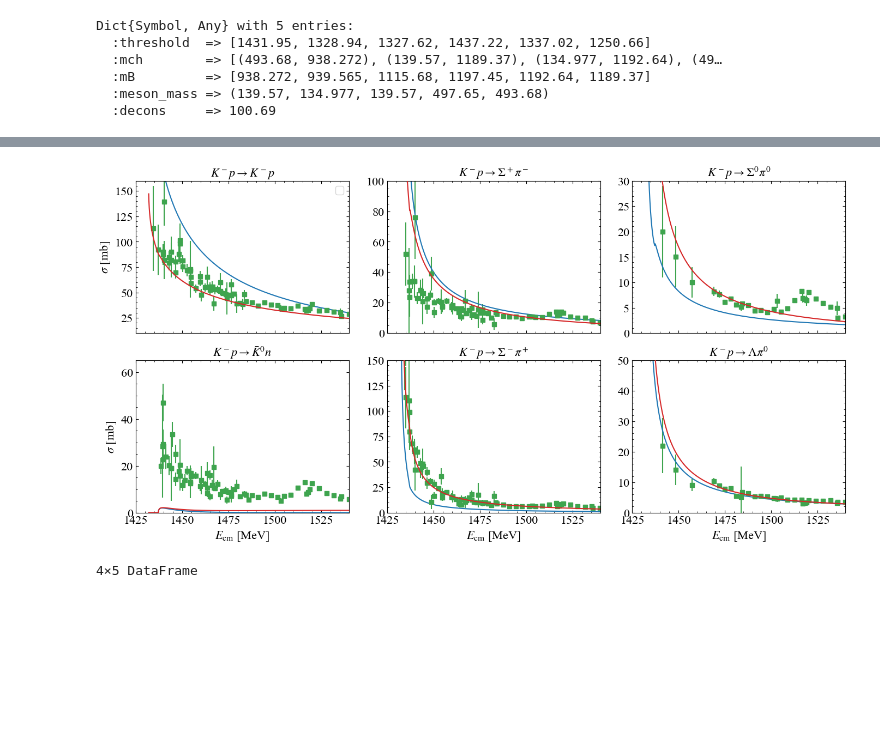
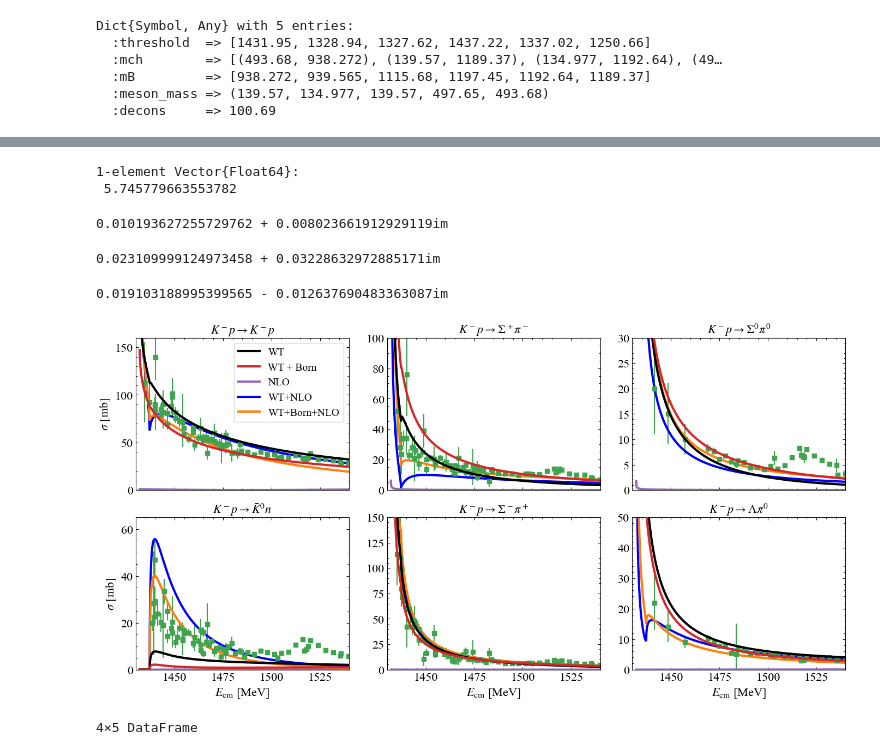
Before and after one commit to zejianzhuang-uv/N1535, a Jupyter notebook: cross_section_lambda.ipynb, the cells around one changed output, grey strips where cells are left out. Drawn from its saved outputs; the diff is of its cells as text; code cells hidden in the pictures; blank space fills up the shorter version.

```diff
--- a/cross_section_lambda.ipynb
+++ b/cross_section_lambda.ipynb
@@ -112,7 +112,8 @@ gcf()
 * Pole positions of the $\Lambda(1405)$ up to NLO
 # %%
 b = (-0.664609603537589, 0.062434962905761365, -0.35384103271852047)
-d = (-0.5051053018469929, 0.04552, -0.035698599511610675, -0.2958402581978185)
+d = (-0.31346487315086824, 0.01061987953060509, 0.014999275135751593, -0.5437144417539819)
+
 
 
 
@@ -188,0 +213,2 @@ sigma_nlo_16 = [dist_up_to_nlo_swave(ww, par_phy_channel, CC, DD, LL, anlo_phy_c
+# %%
+__sigma_nlo_14 = [dist_up_to_nlo_swave2(ww, par_phy_channel, DD, LL, anlo_phy_channel, :ch14) for ww in [1450]]
@@ -189,3 +218,21 @@ sigma_nlo_16 = [dist_up_to_nlo_swave(ww, par_phy_channel, CC, DD, LL, anlo_phy_c
+# %%
+_sigma_lo_14 = [dist_lo(ww, par_phy_channel, lecs_cij(), aLO_phy_channel, :ch14, born=false) for ww in [1450]]
+# %% [output]
+1-element Vector{Float64}:
+ 5.745779663553782
+# %%
+tmat_up_to_nlo_swave(1450, par_phy_channel, CC, DD, LL, anlo_phy_channel; n=6, ch=:ch14, born=false)
+# %% [output]
+0.010193627255729762 + 0.008023661912929119im
+# %%
+
+tmat_up_to_nlo_swave2(1450, par_phy_channel, DD, LL, anlo_phy_channel; n=6, ch=:ch14)
+# %% [output]
+0.023109999124973458 + 0.03228632972885171im
+# %%
+tmat_lo(1450, par_phy_channel, lecs_cij(), aLO_phy_channel, ch=:ch14, born=false)
+# %% [output]
+0.019103188995399565 - 0.012637690483363087im
 # %%
 fig, ax = PyPlot.subplots(2, 3, figsize=(14, 7), layout="constrained", sharex=true)
 cc = color[3]#:b#color[1]
@@ -195,51 +242,71 @@ ax[1, 2].errorbar(Kmp_to_Sigppim.Ecm, Kmp_to_Sigppim.sigma, yerr=Kmp_to_Sigppim.
 ax[1, 3].errorbar(Kmp_to_Sig0pi0.Ecm, Kmp_to_Sig0pi0.sigma, yerr=Kmp_to_Sig0pi0.dsigma, fmt="s", c=cc, mfc=mfc)
 
 ax[2, 1].errorbar(Kmp_to_Kbar0n.Ecm, Kmp_to_Kbar0n.sigma, Kmp_to_Kbar0n.dsigma, fmt="s", c=cc, mfc=mfc)
 ax[2, 2].errorbar(Kmp_to_Sigmpip.Ecm, Kmp_to_Sigmpip.sigma, Kmp_to_Sigmpip.dsigma, fmt="s", c=cc, mfc=mfc)
 ax[2, 3].errorbar(Kmp_to_Lampi0.Ecm, Kmp_to_Lampi0.sigma, Kmp_to_Lampi0.dsigma, fmt="s", c=cc, mfc=mfc)
 
 axtitle = [L"K^- p \to K^- p", L"K^- p \to \bar{K}^0 n", L"K^- p \to \Sigma^+ \pi^-", L"K^- p \to \Sigma^- \pi^+", L"K^- p \to \Sigma^0 \pi^0", L"K^- p \to \Lambda \pi^0"]
-
+lw = 3
 zorder = 2
 zorder1 = 4
 # Predicted by model with parameter fixed by energy levels
 cc1 = colort[4]
-ax[1, 1].plot(w1, sigma_lo_11, c=cc1, zorder = zorder1)
-ax[1, 2].plot(w2, sigma_lo_12, c=cc1, zorder = zorder1)
-ax[1, 3].plot(w3, sigma_lo_13, c=cc1, zorder = zorder1)
-ax[2, 1].plot(w4, sigma_lo_14, c=cc1, zorder = zorder1)
-ax[2, 2].plot(w5, sigma_lo_15, c=cc1, zorder = zorder1)
-ax[2, 3].plot(w6, sigma_lo_16, c=cc1, zorder = zorder1)
+ax[1, 1].plot(w1, _sigma_lo_11, c=:k, zorder = zorder1, label="WT", lw=lw)
+ax[1, 2].plot(w2, _sigma_lo_12, c=:k, zorder = zorder1, lw=lw)
+ax[1, 3].plot(w3, _sigma_lo_13, c=:k, zorder = zorder1, lw=lw)
+ax[2, 1].plot(w4, _sigma_lo_14, c=:k, zorder = zorder1, lw=lw)
+ax[2, 2].plot(w5, _sigma_lo_15, c=:k, zorder = zorder1, lw=lw)
+ax[2, 3].plot(w6, _sigma_lo_16, c=:k, zorder = zorder1, lw=lw)
 # error band at LO
+ax[1, 1].plot(w1, sigma_lo_11, c=cc1, zorder = zorder1, label="WT + Born", lw=lw)
+ax[1, 2].plot(w2, sigma_lo_12, c=cc1, zorder = zorder1, lw=lw)
+ax[1, 3].plot(w3, sigma_lo_13, c=cc1, zorder = zorder1, lw=lw)
+ax[2, 1].plot(w4, sigma_lo_14, c=cc1, zorder = zorder1, lw=lw)
+ax[2, 2].plot(w5, sigma_lo_15, c=cc1, zorder = zorder1, lw=lw)
+ax[2, 3].plot(w6, sigma_lo_16, c=cc1, zorder = zorder1, lw=lw)
 
+ax[1, 1].plot(w1, __sigma_nlo_11, c=colort[5], zorder = zorder, label="NLO", lw=lw)
+ax[1, 2].plot(w2, __sigma_nlo_12, c=colort[5], zorder = zorder, lw=lw)
+ax[1, 3].plot(w3, __sigma_nlo_13, c=colort[5], zorder = zorder, lw=lw)
+ax[2, 1].plot(w4, __sigma_nlo_14, c=colort[5], zorder = zorder, lw=lw)
+ax[2, 2].plot(w5, __sigma_nlo_15, c=colort[5], zorder = zorder, lw=lw)
+ax[2, 3].plot(w6, __sigma_nlo_16, c=colort[5], zorder = zorder, lw=lw)
+# LO + NLO
+cc2 = colort[1]
+ax[1, 1].plot(w1, _sigma_nlo_11, c=:b, zorder = zorder, label="WT+NLO", lw=lw)
+ax[1, 2].plot(w2, _sigma_nlo_12, c=:b, zorder = zorder, lw=lw)
+ax[1, 3].plot(w3, _sigma_nlo_13, c=:b, zorder = zorder, lw=lw)
+ax[2, 1].plot(w4, _sigma_nlo_14, c=:b, zorder = zorder, lw=lw)
+ax[2, 2].plot(w5, _sigma_nlo_15, c=:b, zorder = zorder, lw=lw)
+ax[2, 3].plot(w6, _sigma_nlo_16, c=:b, zorder = zorder, lw=lw)
 
 # LO + NLO
-cc2 = colort[1]
-ax[1, 1].plot(w1, sigma_nlo_11, c=cc2, zorder = zorder)
-ax[1, 2].plot(w2, sigma_nlo_12, c=cc2, zorder = zorder)
-ax[1, 3].plot(w3, sigma_nlo_13, c=cc2, zorder = zorder)
-ax[2, 1].plot(w4, sigma_nlo_14, c=cc2, zorder = zorder)
-ax[2, 2].plot(w5, sigma_nlo_15, c=cc2, zorder = zorder)
-ax[2, 3].plot(w6, sigma_nlo_16, c=cc2, zorder = zorder)
+cc2 = colort[2]
+ax[1, 1].plot(w1, sigma_nlo_11, c=cc2, zorder = zorder, label="WT+Born+NLO", lw=lw)
+ax[1, 2].plot(w2, sigma_nlo_12, c=cc2, zorder = zorder, lw=lw)
+ax[1, 3].plot(w3, sigma_nlo_13, c=cc2, zorder = zorder, lw=lw)
+ax[2, 1].plot(w4, sigma_nlo_14, c=cc2, zorder = zorder, lw=lw)
+ax[2, 2].plot(w5, sigma_nlo_15, c=cc2, zorder = zorder, lw=lw)
+ax[2, 3].plot(w6, sigma_nlo_16, c=cc2, zorder = zorder, lw=lw)
 
 
 
-ylim = [(10, 160), (0, 65), (0, 100), (0, 150), (0, 30), (0, 50)]
+ylim = [(0, 160), (0, 65), (0, 100), (0, 150), (0, 30), (0, 50)]
 
 for (axx, yl, title) in zip(vec(ax), ylim, axtitle)
-    axx.set(xlim=(1425, 1540), ylim=yl)
+    axx.set(xlim=(1430, 1540), ylim=yl)
     axx.set_title(title)#, y=0.85, loc=:right)
 end
 for axx in ax[2, :]
     axx.set(xlabel=L"$E_\mathrm{cm}$ [MeV]")
 end
 ax[1, 1].set_ylabel(L"$\sigma$ [mb]")
 ax[2, 1].set_ylabel(L"$\sigma$ [mb]")
 ax[1, 1].legend()
-
+fig.savefig("./figure/cross_sec_comparsion.png")
 gcf()
 # %% [output]
-[figure, old version]
+[figure, new version]
 # %%
 fitted_par_sample = CSV.read("./out/params_4ch_1sigma_v7.csv", DataFrame)[1:800, [:d1, :d2, :d3, :d4, :lam]];
 first(fitted_par_sample, 4)
```
Also changed, not shown: parts of 2 cells of this notebook, 10 other files.
